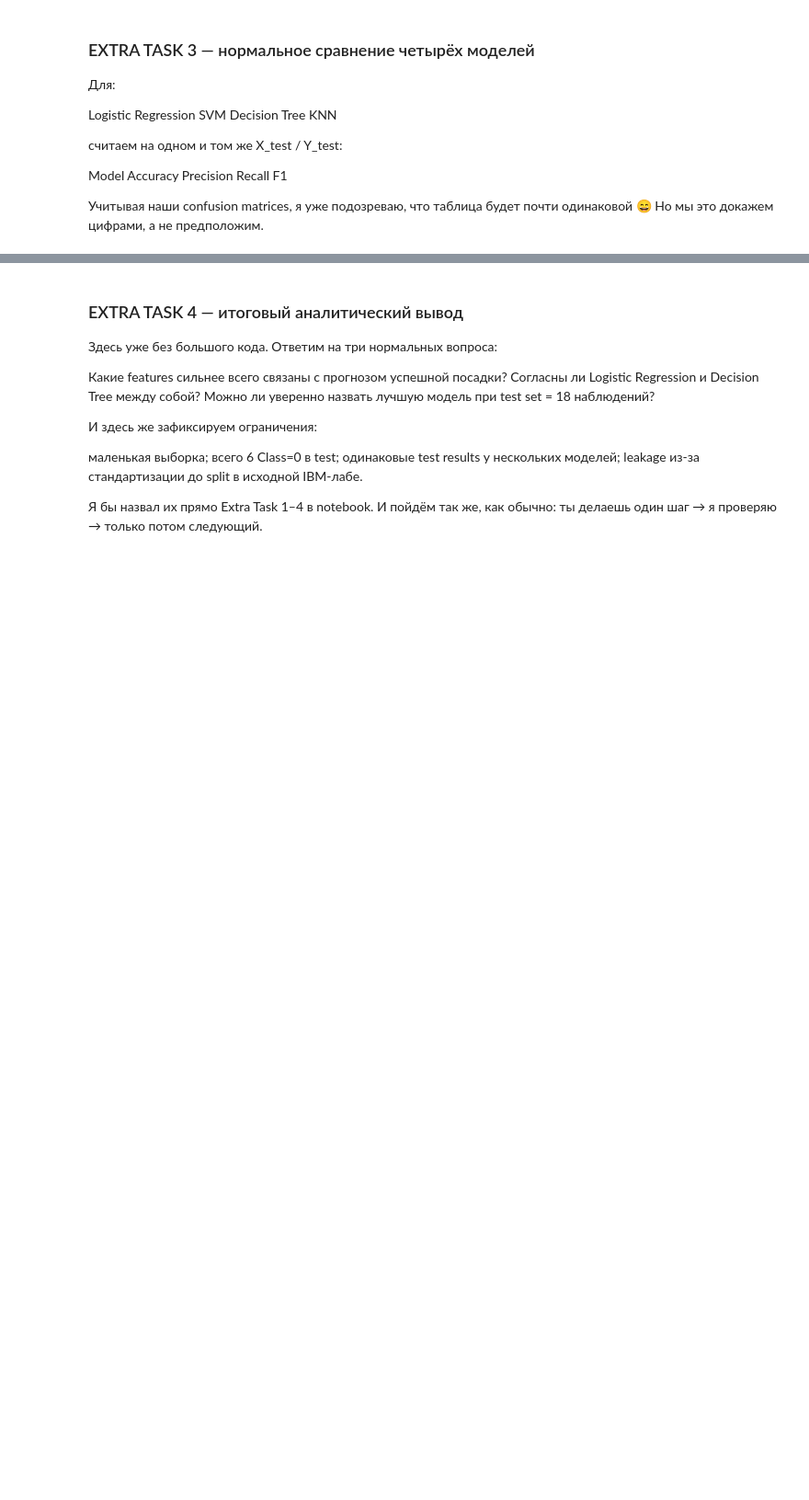
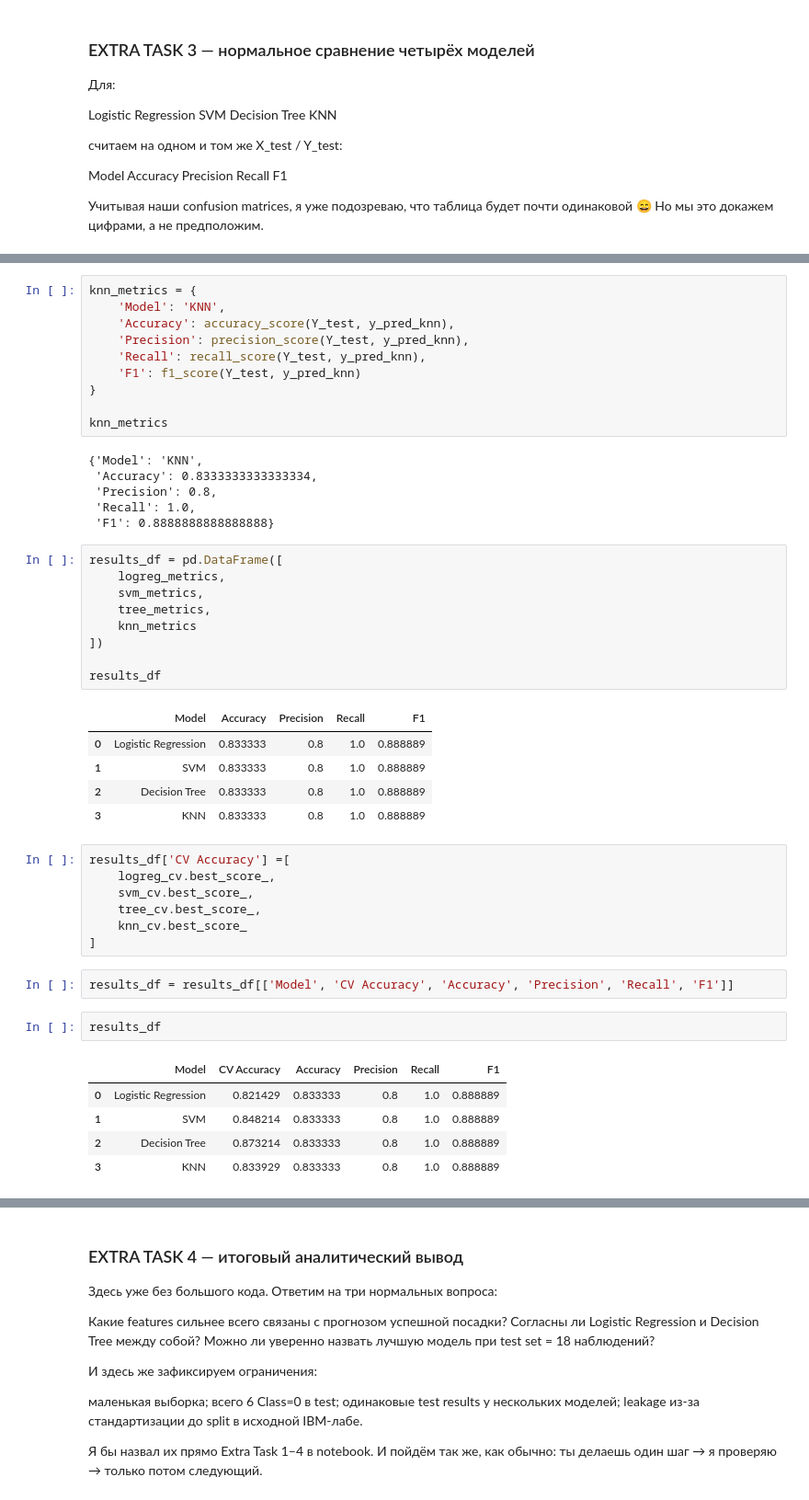
Before and after one commit to agnoevoy/spacex-capstone-project, a Jupyter notebook: notebooks/08_spacex_machine_learning_prediction.ipynb, the cells around one changed output, grey strips where cells are left out. Shown at 92% size. Saved outputs shown, nothing was run; the diff lists cells and outputs as text; blank space fills up the shorter version.

```diff
--- a/notebooks/08_spacex_machine_learning_prediction.ipynb
+++ b/notebooks/08_spacex_machine_learning_prediction.ipynb
@@ -500,0 +603,48 @@ Model	Accuracy	Precision	Recall	F1
+# %%
+knn_metrics = {
+    'Model': 'KNN',
+    'Accuracy': accuracy_score(Y_test, y_pred_knn),
+    'Precision': precision_score(Y_test, y_pred_knn),
+    'Recall': recall_score(Y_test, y_pred_knn),
+    'F1': f1_score(Y_test, y_pred_knn)
+}
+
+knn_metrics
+# %% [output]
+{'Model': 'KNN',
+ 'Accuracy': 0.8333333333333334,
+ 'Precision': 0.8,
+ 'Recall': 1.0,
+ 'F1': 0.8888888888888888}
+# %%
+results_df = pd.DataFrame([
+    logreg_metrics,
+    svm_metrics,
+    tree_metrics,
+    knn_metrics
+])
+
+results_df
+# %% [output]
+|  | Model | Accuracy | Precision | Recall | F1 |
+| 0 | Logistic Regression | 0.833333 | 0.8 | 1.0 | 0.888889 |
+| 1 | SVM | 0.833333 | 0.8 | 1.0 | 0.888889 |
+| 2 | Decision Tree | 0.833333 | 0.8 | 1.0 | 0.888889 |
+| 3 | KNN | 0.833333 | 0.8 | 1.0 | 0.888889 |
+# %%
+results_df['CV Accuracy'] =[
+    logreg_cv.best_score_,
+    svm_cv.best_score_,
+    tree_cv.best_score_,
+    knn_cv.best_score_
+]
+# %%
+results_df = results_df[['Model', 'CV Accuracy', 'Accuracy', 'Precision', 'Recall', 'F1']]
+# %%
+results_df
+# %% [output]
+|  | Model | CV Accuracy | Accuracy | Precision | Recall | F1 |
+| 0 | Logistic Regression | 0.821429 | 0.833333 | 0.8 | 1.0 | 0.888889 |
+| 1 | SVM | 0.848214 | 0.833333 | 0.8 | 1.0 | 0.888889 |
+| 2 | Decision Tree | 0.873214 | 0.833333 | 0.8 | 1.0 | 0.888889 |
+| 3 | KNN | 0.833929 | 0.833333 | 0.8 | 1.0 | 0.888889 |
```
Also changed, not shown: parts of 12 cells of this notebook.
